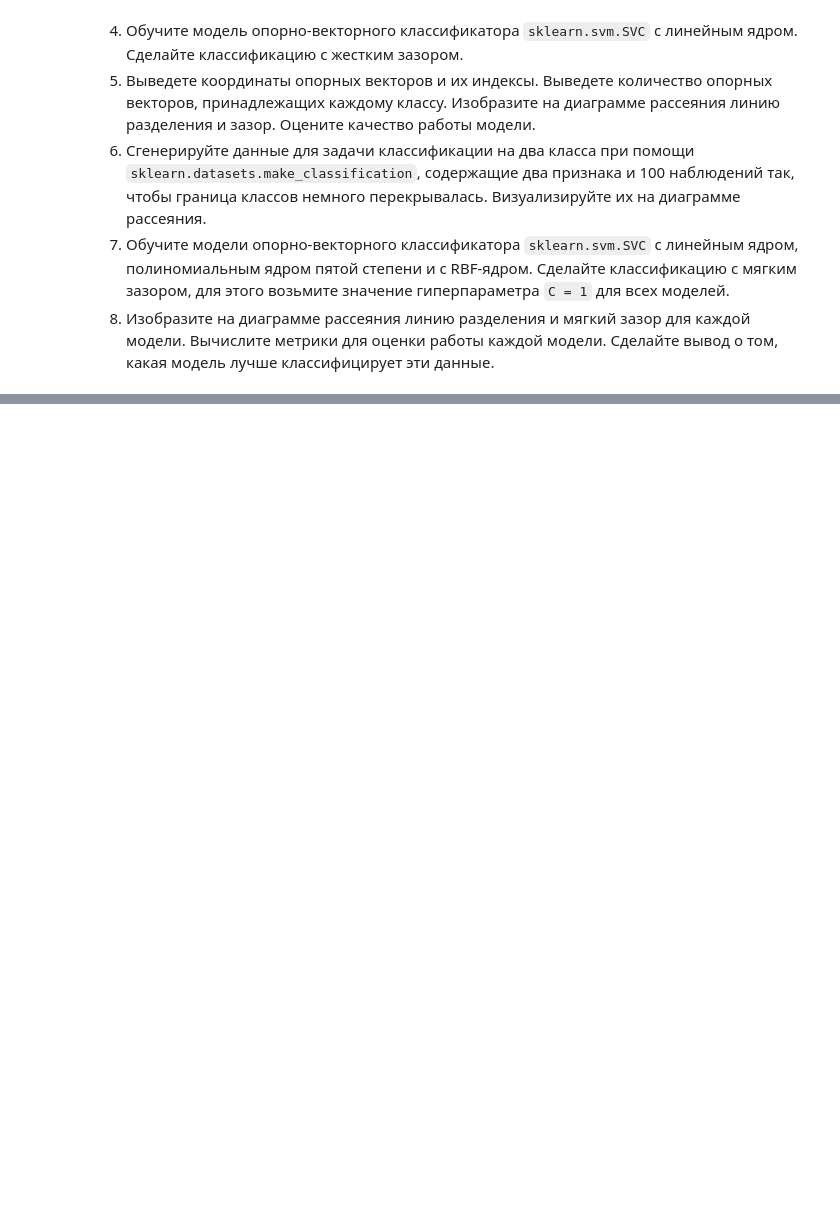
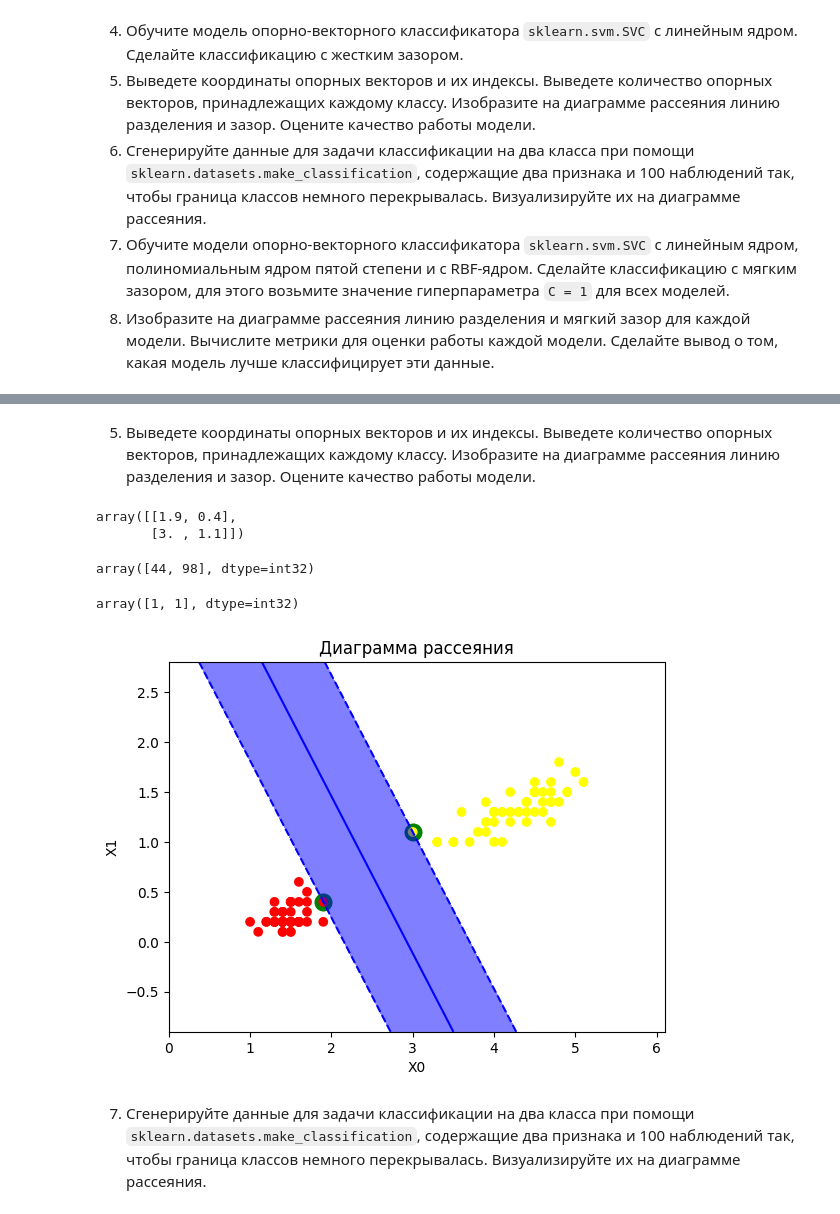
Before and after one commit to consciousnss/fa-machine-learning, a Jupyter notebook: semestr2/SVM.ipynb, the cells around one changed output, grey strips where cells are left out. Cells and saved outputs as stored; diff of their text form; code cells hidden in the pictures; blank space fills up the shorter version.

```diff
--- a/semestr2/SVM.ipynb
+++ b/semestr2/SVM.ipynb
@@ -331,0 +361,36 @@ plot_decision_regions(X, y, svm_poly)
+# %% [markdown]
+5. Выведете координаты опорных векторов и их индексы. Выведете количество опорных векторов, принадлежащих каждому классу. Изобразите на диаграмме рассеяния линию разделения и зазор. Оцените качество работы модели.
+# %%
+svm_linear.support_vectors_
+# %% [output]
+array([[1.9, 0.4],
+       [3. , 1.1]])
+# %%
+svm_linear.support_
+# %% [output]
+array([44, 98], dtype=int32)
+# %%
+svm_linear.n_support_
+# %% [output]
+array([1, 1], dtype=int32)
+# %%
+x0 = np.linspace(X[:, 0].min() - 1, X[:, 0].max() + 1, X.shape[0])
+x1 = np.linspace(X[:, 1].min() - 1, X[:, 1].max() + 1, X.shape[0])
+
+x0_grid, x1_grid = np.meshgrid(x0, x1)
+z_grid = svm_linear.intercept_[0] + svm_linear.coef_[0][0] * x0_grid + svm_linear.coef_[0][1] * x1_grid
+# %%
+plt.scatter(svm_linear.support_vectors_[:, 0], svm_linear.support_vectors_[:, 1], linewidths=7, facecolors='green')
+plt.scatter(X[:, 0], X[:, 1], c=y, cmap='autumn')
+
+plt.contour(x0_grid, x1_grid, z_grid, colors='b', levels=[-1, 0, 1], linestyles=['--', '-', '--'])
+plt.contourf(x0_grid, x1_grid, z_grid, colors='b', levels=[-1, 0, 1], alpha=0.5)
+
+plt.title("Диаграмма рассеяния")
+plt.xlabel("X0")
+plt.ylabel("X1")
+plt.show()
+# %% [output]
+[figure, added]
+# %% [markdown]
+7. Сгенерируйте данные для задачи классификации на два класса при помощи `sklearn.datasets.make_classification`, содержащие  два признака и 100 наблюдений так, чтобы граница классов немного перекрывалась. Визуализируйте их на диаграмме рассеяния.
```
Also changed, not shown: parts of 26 cells of this notebook.
